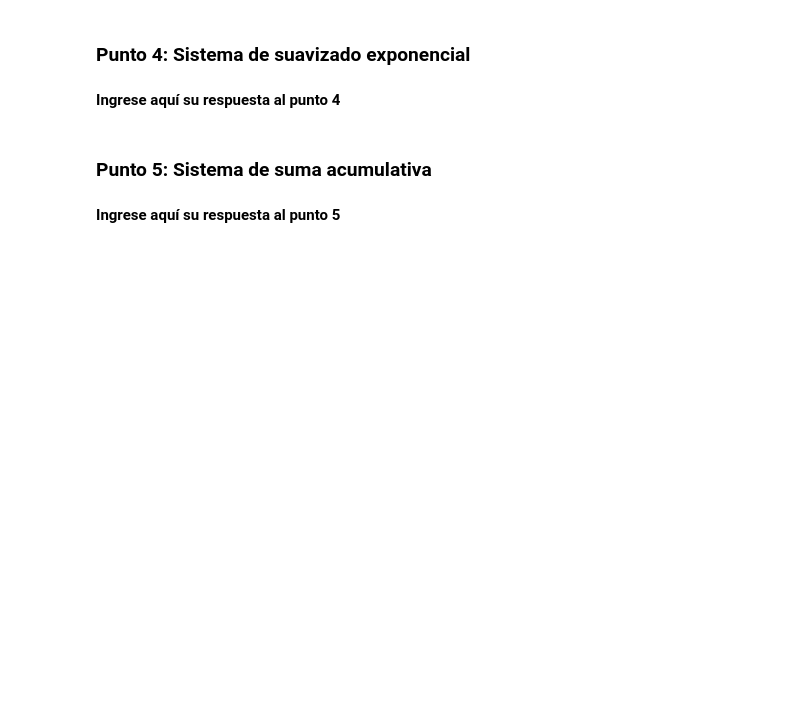
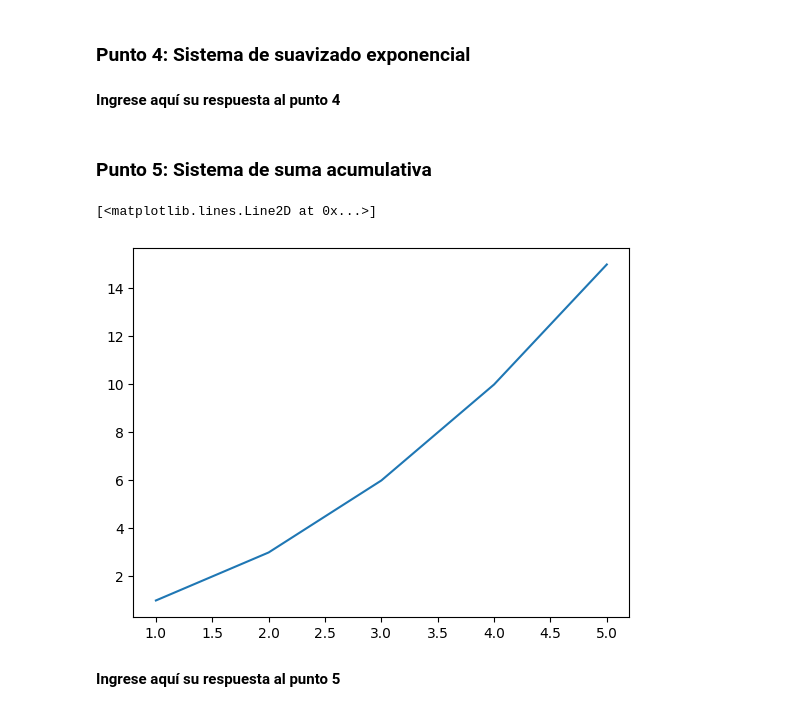
Before and after one commit to fg-edu-tep/Senales-Lab, a Jupyter notebook: lab3/Laboratorio_3_2025_1.ipynb, the cells around one changed output. Saved outputs shown, nothing was run; the diff lists cells and outputs as text; code cells hidden in the pictures; blank space fills up the shorter version.

```diff
--- a/lab3/Laboratorio_3_2025_1.ipynb
+++ b/lab3/Laboratorio_3_2025_1.ipynb
@@ -101,14 +112,19 @@ def exponential_smoothing(sequence, smoothing_factor):
 # %%
 def cumulative_sum(sequence):
     cumulative_sequence = [sequence[0]]  # Inicializar con el primer valor
     for i in range(1, len(sequence)):
         cumulative_value = cumulative_sequence[i - 1] + sequence[i]
         cumulative_sequence.append(cumulative_value)
     return cumulative_sequence
 
 # Ejemplo de uso
 numbers = [1, 2, 3, 4, 5]
 cumulative_numbers = cumulative_sum(numbers)
-print(cumulative_numbers)
+
+
+plt.plot(numbers, cumulative_numbers, label="Señal de Salida")
+# %% [output]
+[<matplotlib.lines.Line2D at 0x...>]
+[figure, added]
 # %% [markdown]
 **Ingrese aquí su respuesta al punto 5**
```
Also changed, not shown: parts of 9 cells of this notebook.
